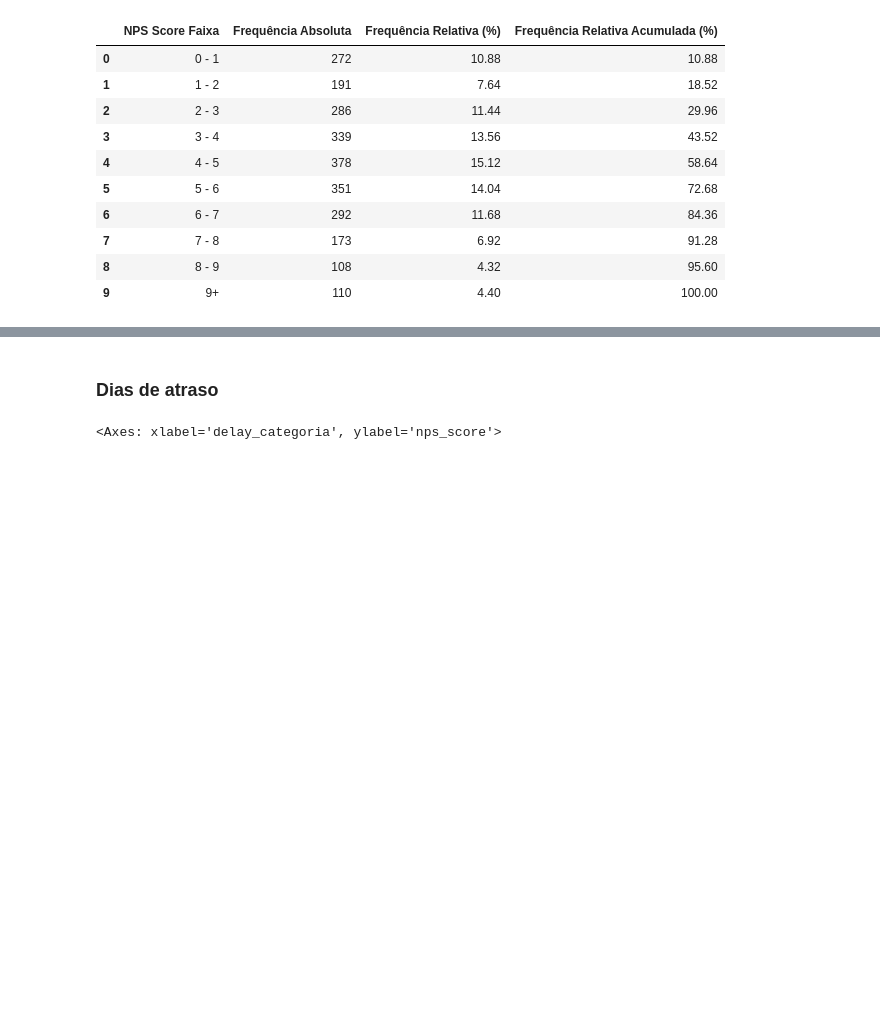
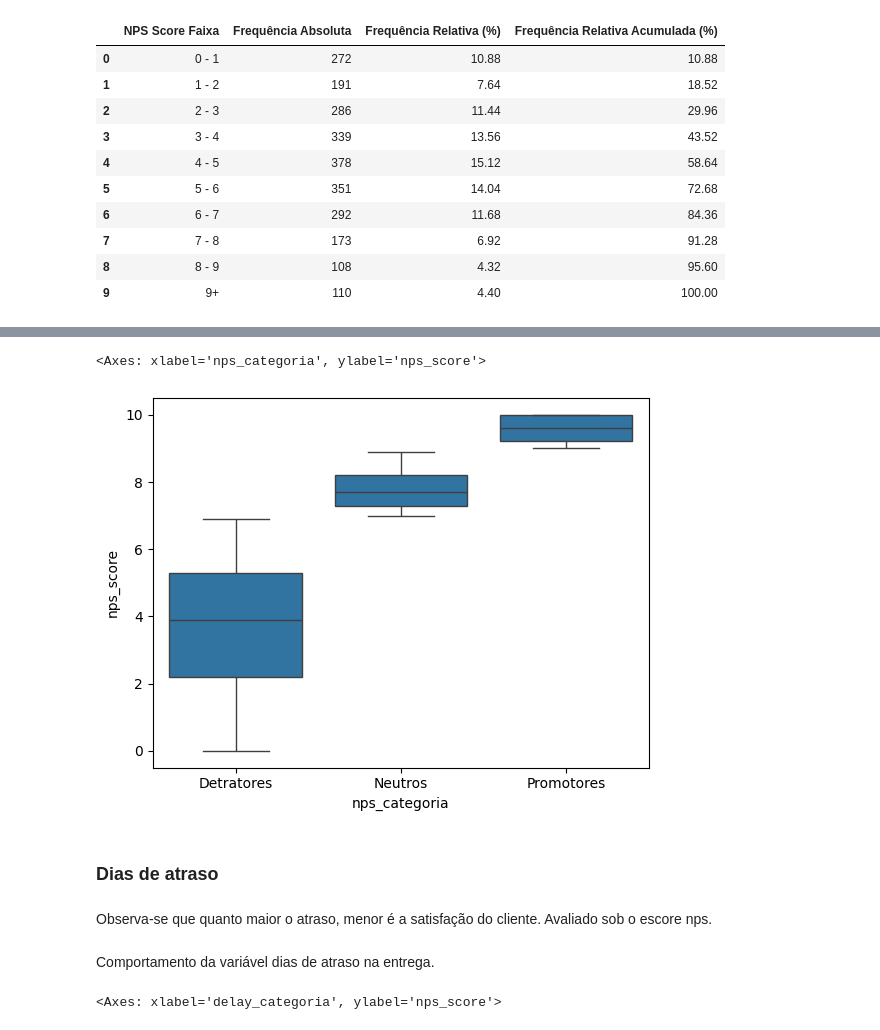
Before and after one commit to braga0m/TechChallenge1, a Jupyter notebook: código/exploração_dados_tech_challenge1.ipynb, the cells around one changed output, grey strips where cells are left out. Saved outputs shown, nothing was run; the diff lists cells and outputs as text; code cells hidden in the pictures; blank space fills up the shorter version.

```diff
--- a/código/exploração_dados_tech_challenge1.ipynb
+++ b/código/exploração_dados_tech_challenge1.ipynb
@@ -176,3 +176,10 @@ plt.show()
+# %%
+sns.boxplot(data=dados,  x = "nps_categoria", y="nps_score")
+# %% [output]
+<Axes: xlabel='nps_categoria', ylabel='nps_score'>
+[figure, added]
 # %% [markdown]
 ### Dias de atraso
+# %% [markdown]
+Observa-se que quanto maior o atraso, menor é a satisfação do cliente. Avaliado sob o escore nps.
 # %%
@@ -191,6 +189,8 @@ dados["delay_categoria"] = pd.Categorical(
     categories=["0", "1", "2", "3", "4+"],
     ordered=True
 )
+# %% [markdown]
+Comportamento da variável dias de atraso na entrega.
 # %%
 ##
 sns.boxplot(data=dados,  x = "delay_categoria", y="nps_score")
```
Also changed, not shown: parts of 22 cells of this notebook.
